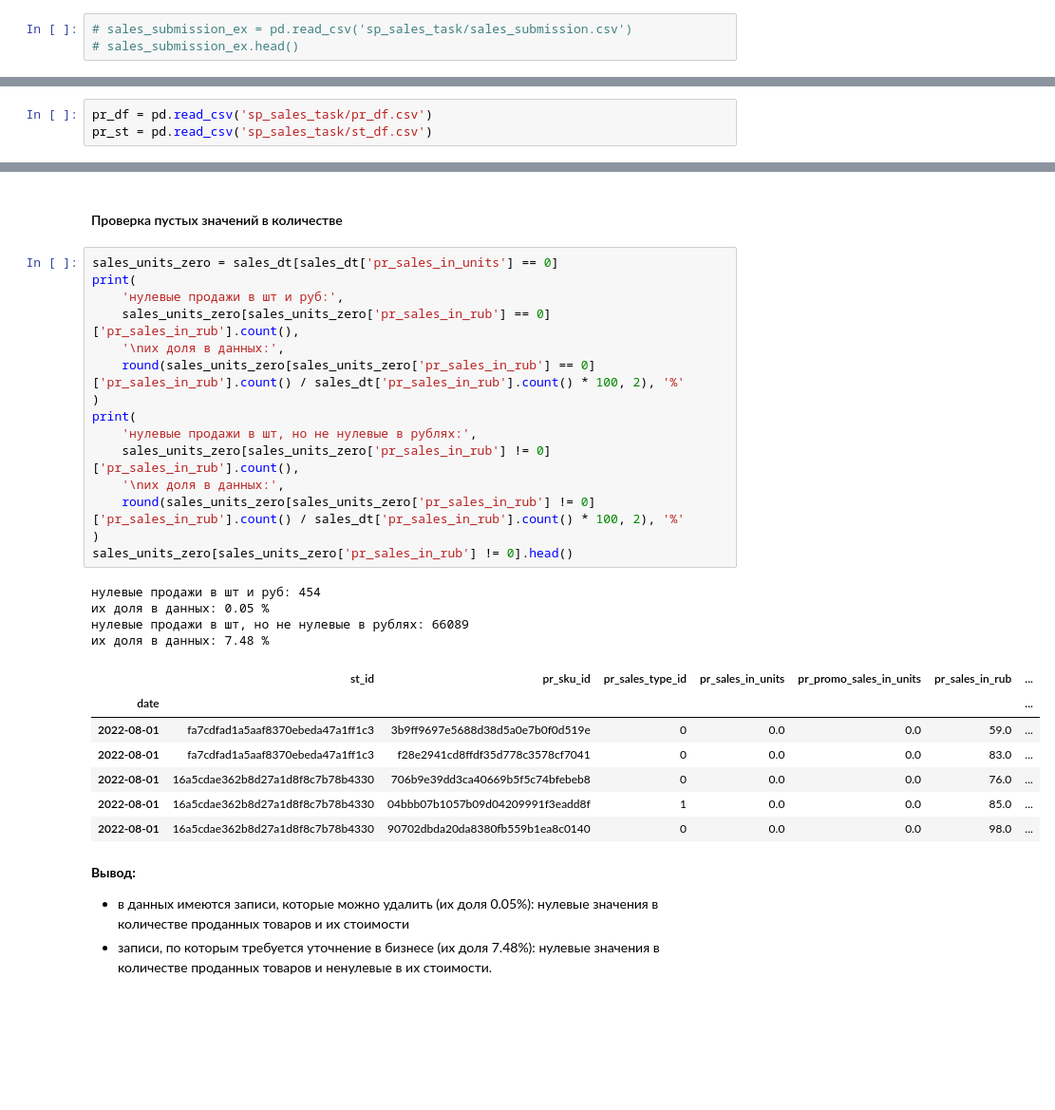
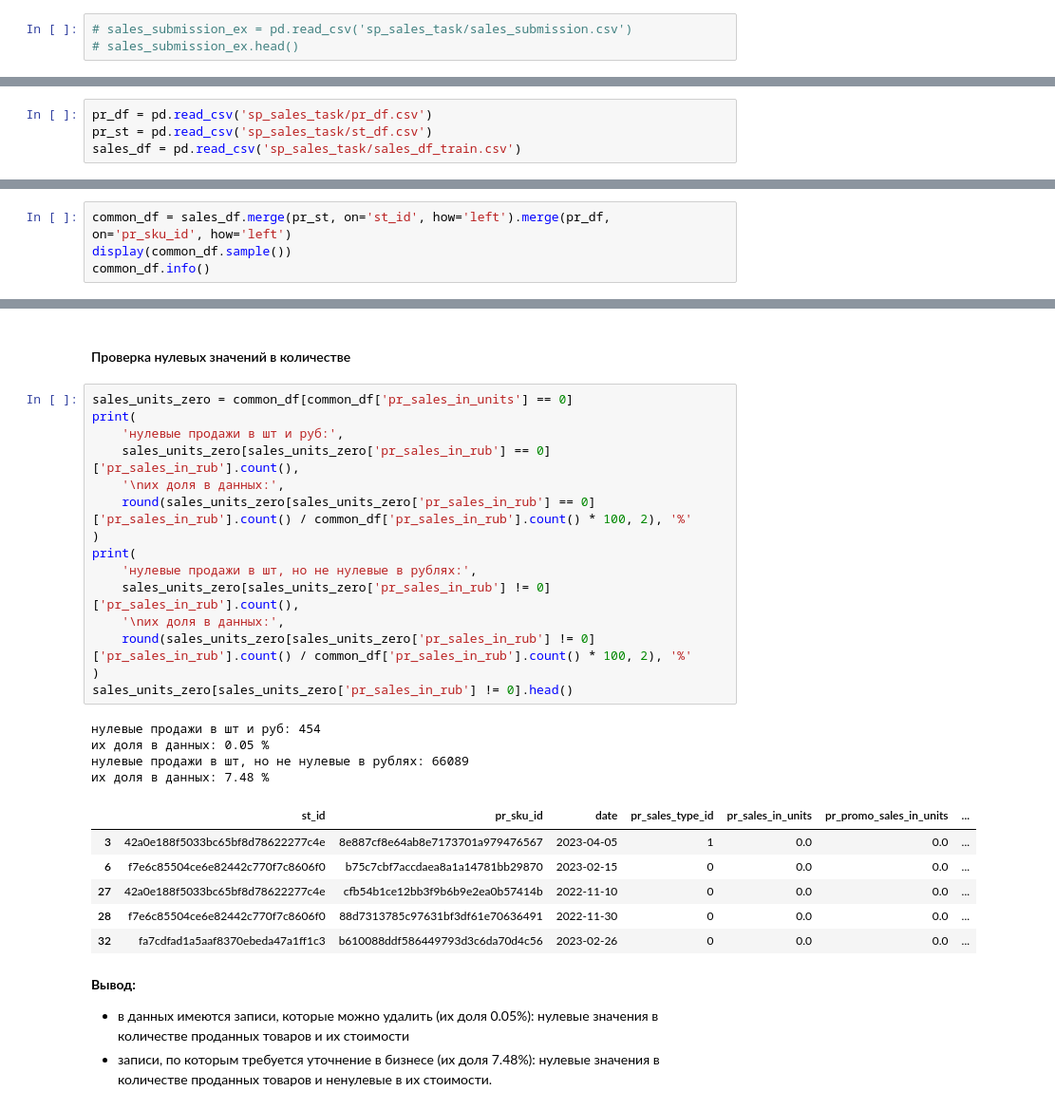
Before and after one commit to denis-42ds/demand_forecast_retailer, a Jupyter notebook: demand_forecast.ipynb, the cells around one changed output, grey strips where cells are left out. Shown at 95% size. Drawn from its saved outputs; the diff is of its cells as text; blank space fills up the shorter version.

```diff
--- a/demand_forecast.ipynb
+++ b/demand_forecast.ipynb
@@ -56,4 +65,5 @@ import numpy as np
 # %%
 pr_df = pd.read_csv('sp_sales_task/pr_df.csv')
 pr_st = pd.read_csv('sp_sales_task/st_df.csv')
+sales_df = pd.read_csv('sp_sales_task/sales_df_train.csv')
 # %%
@@ -142,0 +128,4 @@ sales_dt_group_by_sales_type.head()
+# %%
+common_df = sales_df.merge(pr_st, on='st_id', how='left').merge(pr_df, on='pr_sku_id', how='left')
+display(common_df.sample())
+common_df.info()
@@ -143,32 +152,31 @@ sales_dt_group_by_sales_type.head()
 # %% [markdown]
-#### Проверка пустых значений в количестве
+#### Проверка нулевых значений в количестве
 # %%
-sales_units_zero = sales_dt[sales_dt['pr_sales_in_units'] == 0]
+sales_units_zero = common_df[common_df['pr_sales_in_units'] == 0]
 print(
     'нулевые продажи в шт и руб:',
     sales_units_zero[sales_units_zero['pr_sales_in_rub'] == 0]['pr_sales_in_rub'].count(),
     '\nих доля в данных:',
-    round(sales_units_zero[sales_units_zero['pr_sales_in_rub'] == 0]['pr_sales_in_rub'].count() / sales_dt['pr_sales_in_rub'].count() * 100, 2), '%'
+    round(sales_units_zero[sales_units_zero['pr_sales_in_rub'] == 0]['pr_sales_in_rub'].count() / common_df['pr_sales_in_rub'].count() * 100, 2), '%'
 )
 print(
     'нулевые продажи в шт, но не нулевые в рублях:',
     sales_units_zero[sales_units_zero['pr_sales_in_rub'] != 0]['pr_sales_in_rub'].count(),
     '\nих доля в данных:',
-    round(sales_units_zero[sales_units_zero['pr_sales_in_rub'] != 0]['pr_sales_in_rub'].count() / sales_dt['pr_sales_in_rub'].count() * 100, 2), '%'
+    round(sales_units_zero[sales_units_zero['pr_sales_in_rub'] != 0]['pr_sales_in_rub'].count() / common_df['pr_sales_in_rub'].count() * 100, 2), '%'
 )
 sales_units_zero[sales_units_zero['pr_sales_in_rub'] != 0].head()
 # %% [output]
 нулевые продажи в шт и руб: 454
 их доля в данных: 0.05 %
 нулевые продажи в шт, но не нулевые в рублях: 66089
 их доля в данных: 7.48 %
-|  | st_id | pr_sku_id | pr_sales_type_id | pr_sales_in_units | pr_promo_sales_in_units | pr_sales_in_rub | ... |
-| date |  |  |  |  |  |  | ... |
-| 2022-08-01 | fa7cdfad1a5aaf8370ebeda47a1ff1c3 | 3b9ff9697e5688d38d5a0e7b0f0d519e | 0 | 0.0 | 0.0 | 59.0 | ... |
-| 2022-08-01 | fa7cdfad1a5aaf8370ebeda47a1ff1c3 | f28e2941cd8ffdf35d778c3578cf7041 | 0 | 0.0 | 0.0 | 83.0 | ... |
-| 2022-08-01 | 16a5cdae362b8d27a1d8f8c7b78b4330 | 706b9e39dd3ca40669b5f5c74bfebeb8 | 0 | 0.0 | 0.0 | 76.0 | ... |
-| 2022-08-01 | 16a5cdae362b8d27a1d8f8c7b78b4330 | 04bbb07b1057b09d04209991f3eadd8f | 1 | 0.0 | 0.0 | 85.0 | ... |
-| 2022-08-01 | 16a5cdae362b8d27a1d8f8c7b78b4330 | 90702dbda20da8380fb559b1ea8c0140 | 0 | 0.0 | 0.0 | 98.0 | ... |
+|  | st_id | pr_sku_id | date | pr_sales_type_id | pr_sales_in_units | pr_promo_sales_in_units | ... |
+| 3 | 42a0e188f5033bc65bf8d78622277c4e | 8e887cf8e64ab8e7173701a979476567 | 2023-04-05 | 1 | 0.0 | 0.0 | ... |
+| 6 | f7e6c85504ce6e82442c770f7c8606f0 | b75c7cbf7accdaea8a1a14781bb29870 | 2023-02-15 | 0 | 0.0 | 0.0 | ... |
+| 27 | 42a0e188f5033bc65bf8d78622277c4e | cfb54b1ce12bb3f9b6b9e2ea0b57414b | 2022-11-10 | 0 | 0.0 | 0.0 | ... |
+| 28 | f7e6c85504ce6e82442c770f7c8606f0 | 88d7313785c97631bf3df61e70636491 | 2022-11-30 | 0 | 0.0 | 0.0 | ... |
+| 32 | fa7cdfad1a5aaf8370ebeda47a1ff1c3 | b610088ddf586449793d3c6da70d4c56 | 2023-02-26 | 0 | 0.0 | 0.0 | ... |
 # %% [markdown]
 **Вывод:**
 - в данных имеются записи, которые можно удалить (их доля 0.05%): нулевые значения в количестве проданных товаров и их стоимости
```
Also changed, not shown: parts of 40 cells of this notebook.
